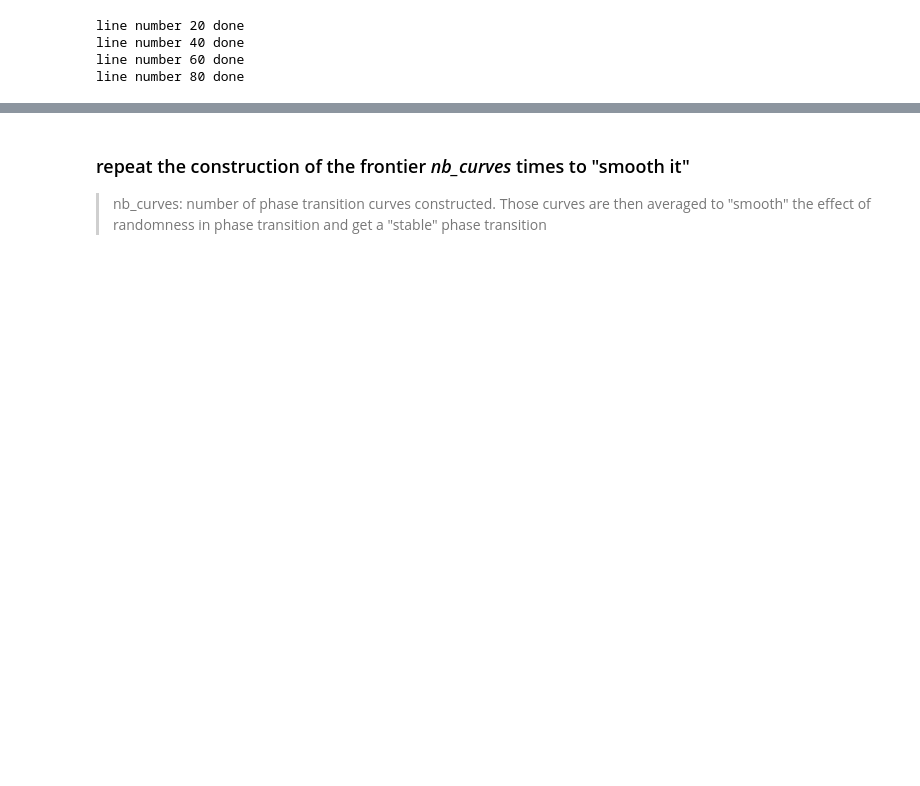
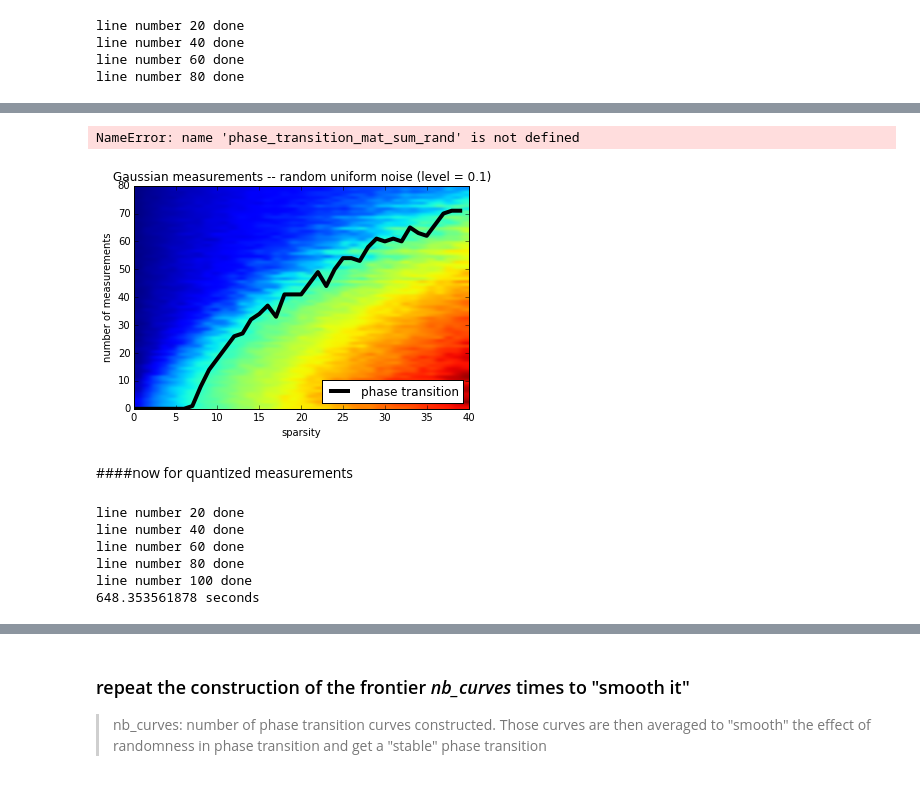
Before and after one commit to lecueguillaume/notebooks_python, a Jupyter notebook: research_paper_Dirksen_Rauhut_Lecue/phase_transition_cvx.ipynb, the cells around one changed output, grey strips where cells are left out. Cells and saved outputs as stored; diff of their text form; code cells hidden in the pictures; blank space fills up the shorter version.

```diff
--- a/research_paper_Dirksen_Rauhut_Lecue/phase_transition_cvx.ipynb
+++ b/research_paper_Dirksen_Rauhut_Lecue/phase_transition_cvx.ipynb
@@ -186,0 +257,41 @@ plt.legend(loc=4)
+# %%
+def frontier_sum(mat, eps, nbtest):
+    """construction of the phase transition frontier, i.e. first time the number of success goes below nbtest/2"""
+    L = []
+    n = len(mat)
+    for s in range(int(n/2)):
+        m = 0
+        while mat[m,s]> nbtest*(20*eps+1) and m<n-1:
+            m = m + 1
+        L.append(m)
+    return L
+# %%
+def mat_plot_sum(mat, n, titre):
+    P_min, P_max, S_min, S_max = 0, n, 0, int(n/2)-1
+    fig = plt.imshow(mat[P_min:P_max, S_min:S_max], interpolation="gaussian",
+                     aspect='auto', origin = 'lower', extent=[S_min, S_max+1, P_min, P_max])
+    plt.title(titre)
+    plt.xlabel('sparsity')
+    plt.ylabel('number of measurements')
+
+    #empirical phase transition
+    X = range(int(n/2))
+    L = frontier_sum(mat, eps, nbtest)
+    plot(X,L, linewidth=4, color = 'black', label='phase transition')
+    plt.legend(loc=4)
+# %%
+n, eps, nbtest = 80, 0.1, 10
+start = time.time()
+mat = phase_transition_mat_sum_rand(n, eps, nbtest)
+print('{} seconds'.format(time.time() - start))
+# %% [output]
+NameError: name 'phase_transition_mat_sum_rand' is not defined
+# %%
+titre = "Gaussian measurements -- random uniform noise (level = {})".format(eps)
+mat_plot_sum(mat, n, titre)
+filename = 'Gaussian_random_noise_n_{}_eps_{}.png'.format(n, eps)
+plt.savefig(filename,bbox_inches='tight')
+# %% [output]
+[figure, added]
+# %% [markdown]
+####now for quantized measurements
@@ -186,0 +321,12 @@ plt.legend(loc=4)
+# %%
+n, eps, nbtest = 100, 0.1, 10
+start = time.time()
+mat = phase_transition_mat_sum_quant(n, eps, nbtest)
+print('{} seconds'.format(time.time()-start))
+# %% [output]
+line number 20 done
+line number 40 done
+line number 60 done
+line number 80 done
+line number 100 done
+648.353561878 seconds
```
Also changed, not shown: parts of 90 cells of this notebook, 1 other file.
